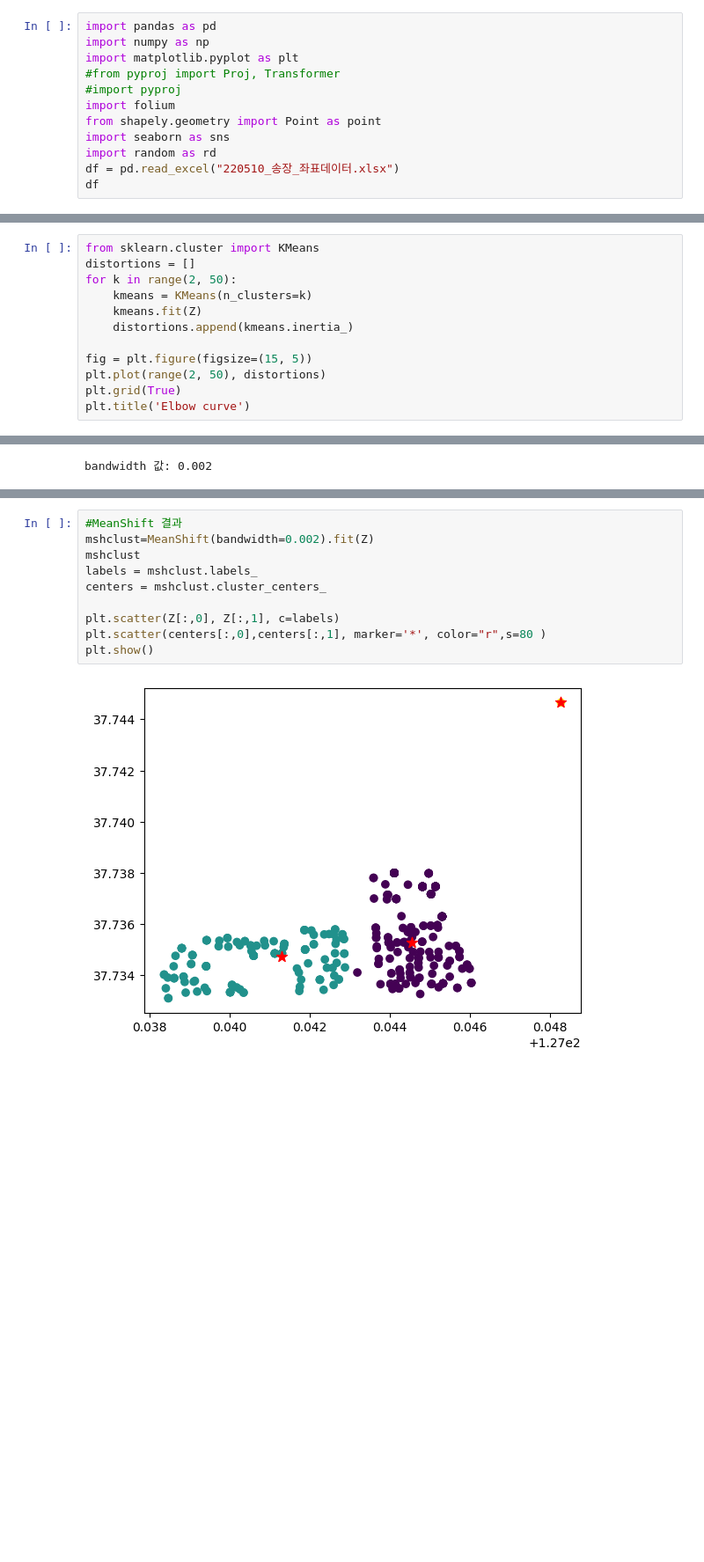
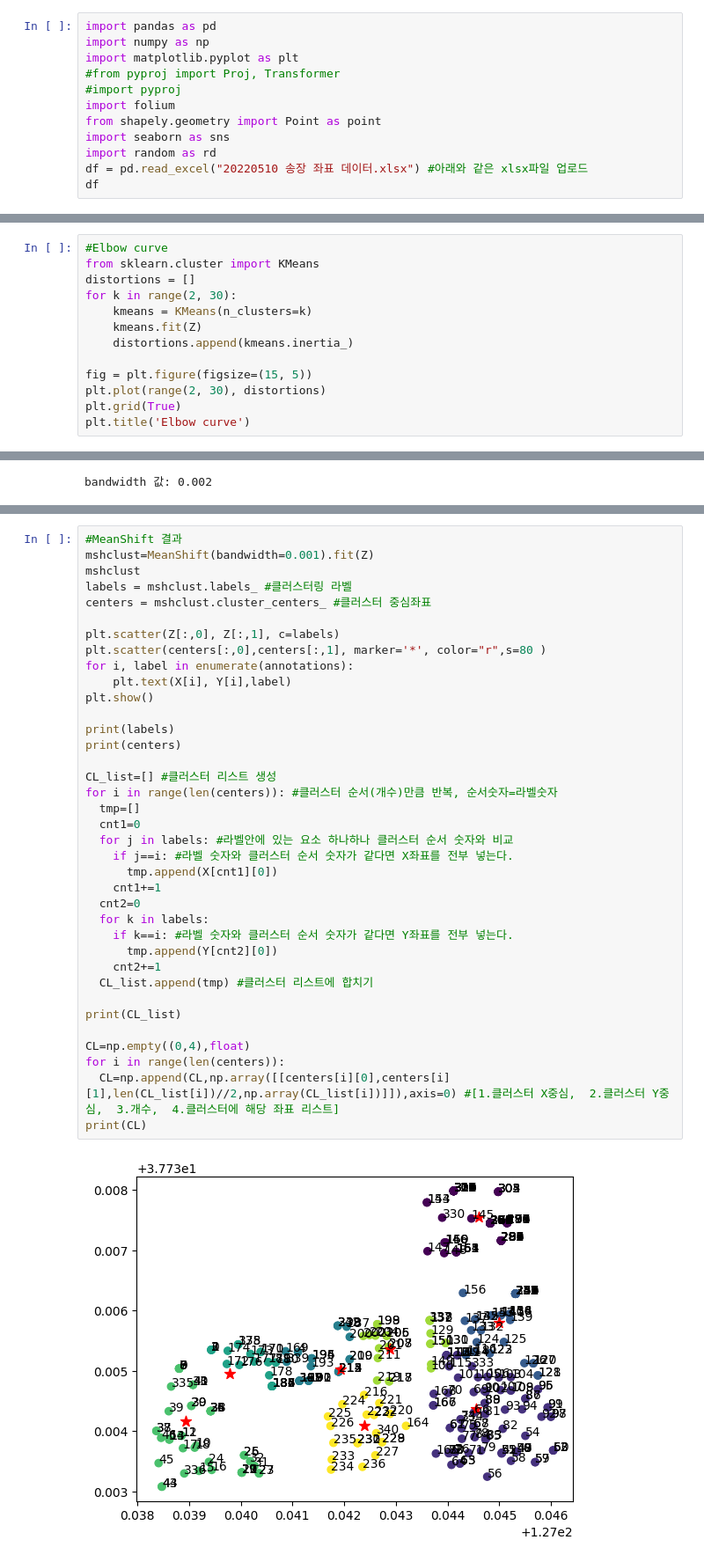
Before and after one commit to CSID-DGU/2023-1-SCS4031--, a Jupyter notebook: 2.알고리즘/Clustering_Part1.ipynb, the cells around one changed output, grey strips where cells are left out. Shown: that part at 88% size. Cells and saved outputs as stored; diff of their text form; blank space fills up the shorter version.

Commit message:
[23.05.02, 이준영] 전체 클러스터링 코드 수정
전체 4개 클러스터링 코드를 수정했습니다.

```diff
--- a/2.알고리즘/Clustering_Part1.ipynb
+++ b/2.알고리즘/Clustering_Part1.ipynb
@@ -8,7 +8,7 @@ import folium
 from shapely.geometry import Point as point
 import seaborn as sns
 import random as rd
-df = pd.read_excel("220510_송장_좌표데이터.xlsx")
+df = pd.read_excel("20220510 송장 좌표 데이터.xlsx") #아래와 같은 xlsx파일 업로드
 df
 # %% [output]
 |  | Unnamed: 0 | 위도 | 경도 |
@@ -62,13 +89,14 @@ plt.show()
 # %%
+#Elbow curve
 from sklearn.cluster import KMeans
 distortions = []
-for k in range(2, 50):
+for k in range(2, 30):
     kmeans = KMeans(n_clusters=k)
     kmeans.fit(Z)
     distortions.append(kmeans.inertia_)
 
 fig = plt.figure(figsize=(15, 5))
-plt.plot(range(2, 50), distortions)
+plt.plot(range(2, 30), distortions)
 plt.grid(True)
 plt.title('Elbow curve')
 # %% [output]
@@ -172,12 +180,39 @@ best bandwidth cluster labels 유형: [0 1 2]
 # %%
 #MeanShift 결과
-mshclust=MeanShift(bandwidth=0.002).fit(Z)
+mshclust=MeanShift(bandwidth=0.001).fit(Z)
 mshclust
-labels = mshclust.labels_
-centers = mshclust.cluster_centers_
+labels = mshclust.labels_ #클러스터링 라벨
+centers = mshclust.cluster_centers_ #클러스터 중심좌표
 
 plt.scatter(Z[:,0], Z[:,1], c=labels)
 plt.scatter(centers[:,0],centers[:,1], marker='*', color="r",s=80 )
+for i, label in enumerate(annotations):
+    plt.text(X[i], Y[i],label)
 plt.show()
+
+print(labels)
+print(centers)
+
+CL_list=[] #클러스터 리스트 생성
+for i in range(len(centers)): #클러스터 순서(개수)만큼 반복, 순서숫자=라벨숫자
+  tmp=[]
+  cnt1=0
+  for j in labels: #라벨안에 있는 요소 하나하나 클러스터 순서 숫자와 비교
+    if j==i: #라벨 숫자와 클러스터 순서 숫자가 같다면 X좌표를 전부 넣는다.
+      tmp.append(X[cnt1][0])
+    cnt1+=1
+  cnt2=0
+  for k in labels:
+    if k==i: #라벨 숫자와 클러스터 순서 숫자가 같다면 Y좌표를 전부 넣는다.
+      tmp.append(Y[cnt2][0])
+    cnt2+=1
+  CL_list.append(tmp) #클러스터 리스트에 합치기
+
+print(CL_list)
+
+CL=np.empty((0,4),float)
+for i in range(len(centers)):
+  CL=np.append(CL,np.array([[centers[i][0],centers[i][1],len(CL_list[i])//2,np.array(CL_list[i])]]),axis=0) #[1.클러스터 X중심,  2.클러스터 Y중심,  3.개수,  4.클러스터에 해당 좌표 리스트]
+print(CL)
 # %% [output]
-[figure, old version]
+[figure, new version]
```
Also changed, not shown: parts of 17 cells of this notebook.
